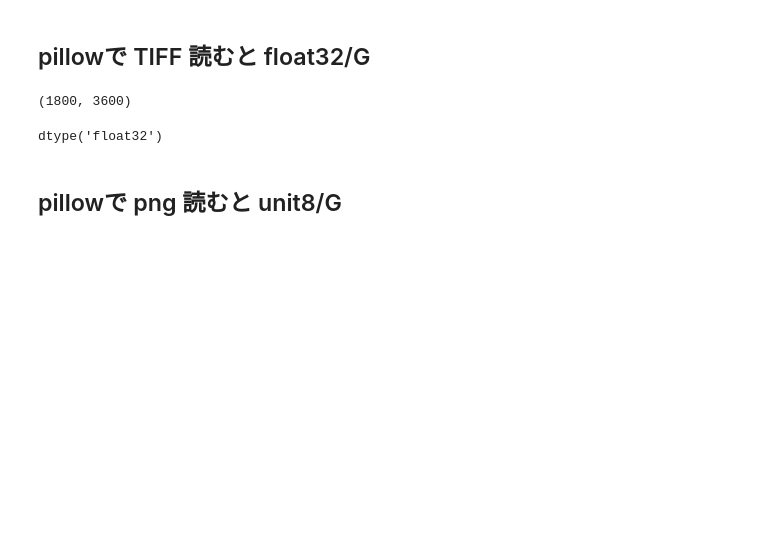
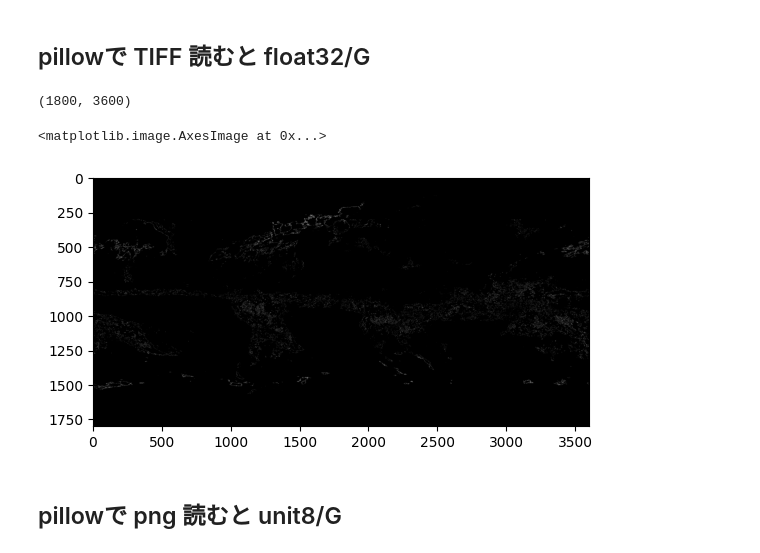
Before and after one commit to mujina774/Rainfall, a Jupyter notebook: Tiff_read-Pillow.matplotlib.ipynb, the cells around one changed output. Drawn from its saved outputs; the diff is of its cells as text; code cells hidden in the pictures; blank space fills up the shorter version.

```diff
--- a/Tiff_read-Pillow.matplotlib.ipynb
+++ b/Tiff_read-Pillow.matplotlib.ipynb
@@ -31,13 +36,15 @@ float32
 # %%
 from PIL import Image
 
 f = './im/2023/GPM_3IMERGM_2023-01-01_gs_3600x1800.FLOAT.tiff'
 ml = np.array(Image.open(f))
 print(ml.shape)
 ml.dtype
+plt.imshow(ml, cmap="gray")
 # %% [output]
 (1800, 3600)
-dtype('float32')
+<matplotlib.image.AxesImage at 0x...>
+[figure, added]
 # %% [markdown]
 ## pillowで png 読むと unit8/G
 # %%
```
Also changed, not shown: parts of 3 cells of this notebook.
